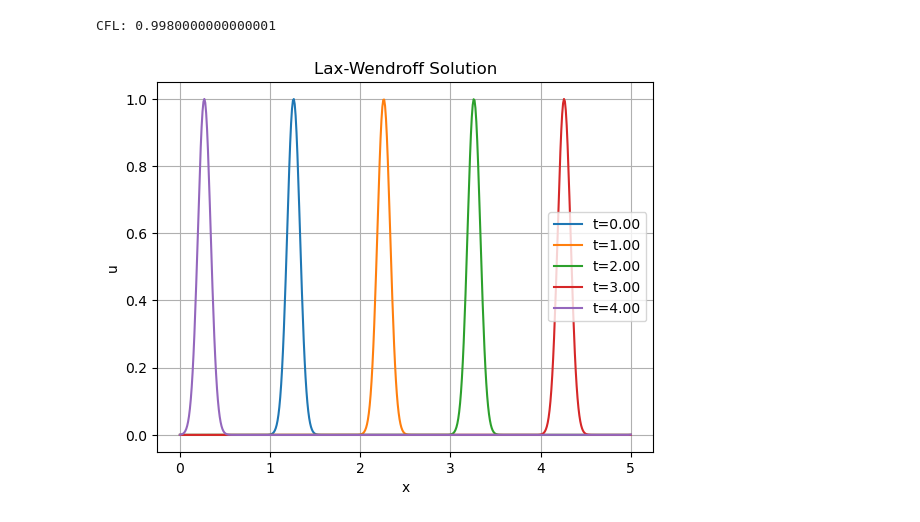
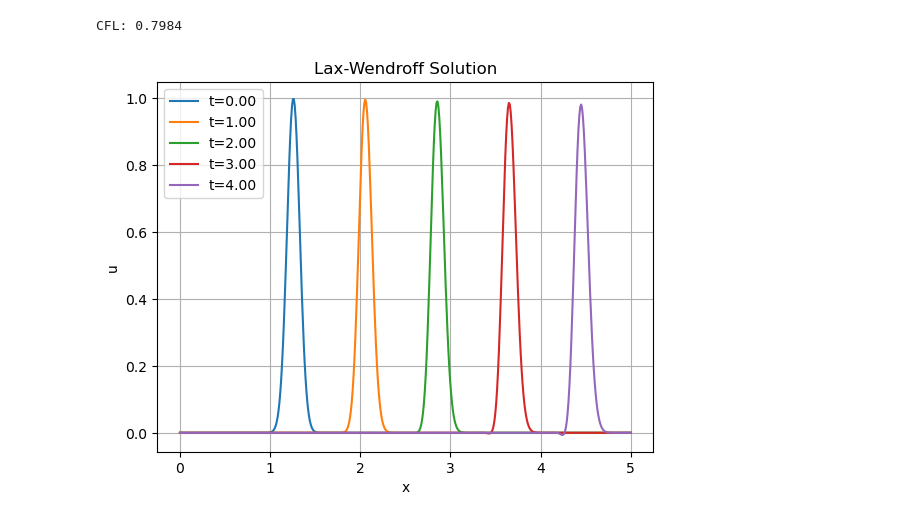
Before and after one commit to chaytonb/Assignment-1-ML-Course, a Jupyter notebook: 1d_advection_lax_wendroff.ipynb, the cells around one changed output. Drawn from its saved outputs; the diff is of its cells as text; code cells hidden in the pictures.

```diff
--- a/1d_advection_lax_wendroff.ipynb
+++ b/1d_advection_lax_wendroff.ipynb
@@ -6,7 +6,7 @@ import matplotlib.pyplot as plt
 # Parameters
 nx = 500  # Number of spatial grid points
 L = 5.0  # Length of the domain
-a = 1.0  # Advection speed
+a = 0.8  # Advection speed
 T = 5.0  # Total simulation time
 dt = 0.01  # Time step
 dx = L / (nx - 1)  # Spatial resolution
@@ -20,32 +20,32 @@ x = np.linspace(0, L, nx)
 # Initial condition: Gaussian pulse
 def initial_condition(x):
     return np.exp(-((x - L / 4) / 0.1) ** 2)
 
 u = initial_condition(x)  # Initialize solution
 
 # Lax-Wendroff Scheme
 for n in range(nt):
     # Compute fluxes
     flux = 0.5 * a * (u[1:] + u[:-1]) - 0.5 * (a**2 * dt / dx) * (u[1:] - u[:-1])
 
     # Update solution
     u[1:-1] = u[1:-1] - (dt / dx) * (flux[1:] - flux[:-1])
 
     # Periodic boundary conditions
     u[0] = u[-2]  # Update left boundary
     u[-1] = u[1]  # Update right boundary
 
     # Plot every few steps
     if n % 100 == 0:
         plt.plot(x, u, label=f"t={n*dt:.2f}")
 
 # Plot the final solution
 plt.xlabel("x")
 plt.ylabel("u")
 plt.title(f"Lax-Wendroff Solution")
 plt.legend()
 plt.grid()
 plt.show()
 # %% [output]
-CFL: 0.9980000000000001
+CFL: 0.7984
-[figure, old version]
+[figure, new version]
```
Also changed, not shown: 9 other files.
